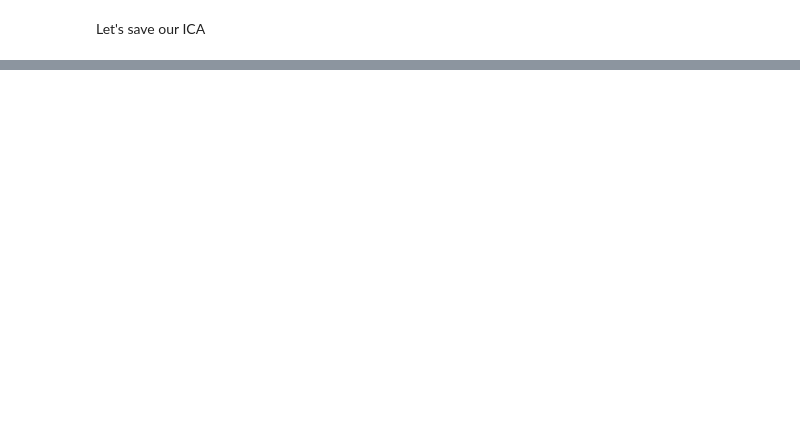
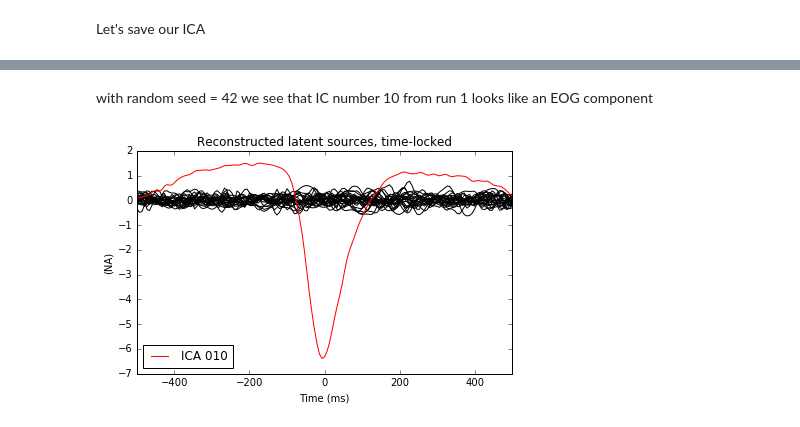
Before and after one commit to mne-tools/mne-python-notebooks, a Jupyter notebook: 2-MNE_ica_demo.ipynb, the cells around one changed output, grey strips where cells are left out. Drawn from its saved outputs; the diff is of its cells as text; code cells hidden in the pictures; blank space fills up the shorter version.

```diff
--- a/2-MNE_ica_demo.ipynb
+++ b/2-MNE_ica_demo.ipynb
@@ -186,0 +137,14 @@ ica.exclude.extend(eog_inds)  # append definitions of bads
+# %%
+# simulating a group of subjects or runs from a subject
+
+start, stop = raw.index_as_time([raw.first_samp, raw.last_samp])
+intervals = np.linspace(start, stop, 4)
+icas = list()
+seed = 42  # for reproducible results
+for ii, start in enumerate(intervals):
+    if ii + 1 < len(intervals):
+        stop = intervals[ii + 1]
+        print('fitting ICA from {} to {} seconds'.format(start, stop))
+        this_ica = ICA(n_components=n_components, method=method, random_state=seed).fit(
+            raw, start=start, stop=stop, reject=reject)
+        icas.append(this_ica)
@@ -186,0 +167,6 @@ ica.exclude.extend(eog_inds)  # append definitions of bads
+# %% [markdown]
+with random seed = 42 we see that IC number 10 from run 1 looks like an EOG component
+# %%
+icas[0].plot_sources(eog_epochs.average(), exclude=[9]);
+# %% [output]
+[figure, added]
```
Also changed, not shown: parts of 21 cells of this notebook.
